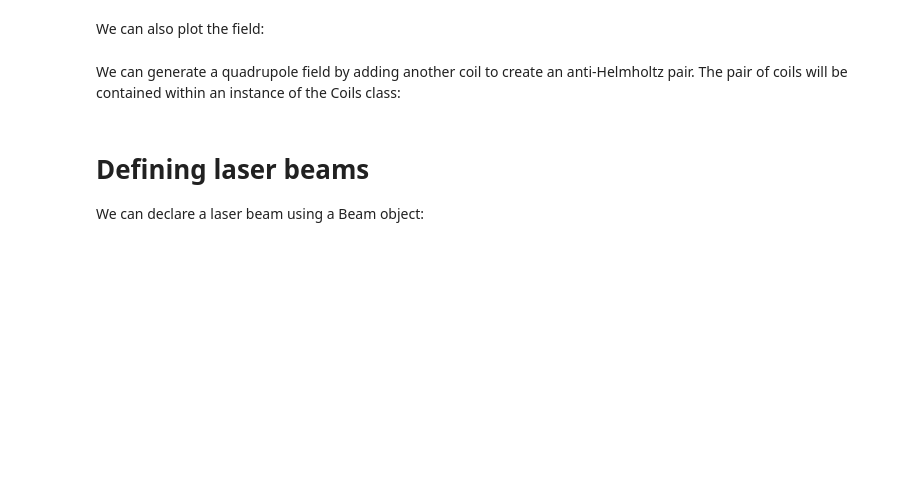
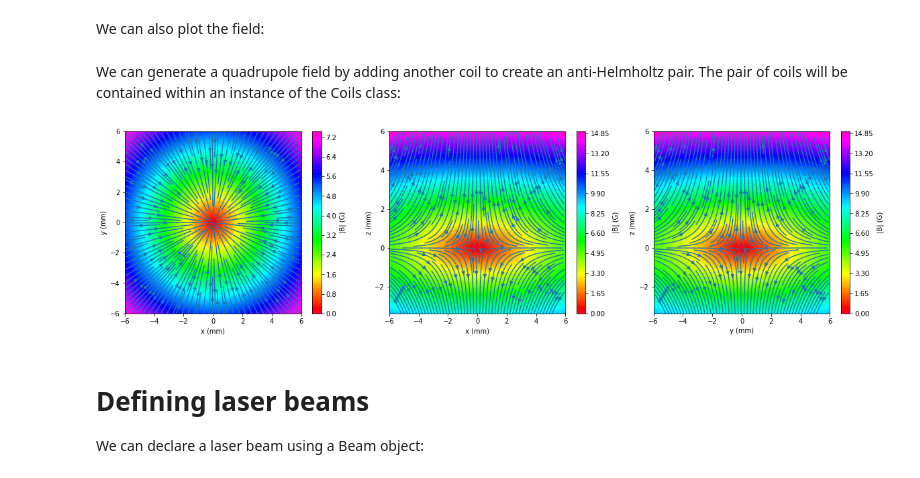
Before and after one commit to robertfasano/MOTorNOT, a Jupyter notebook: tutorials/Guide.ipynb, the cells around one changed output. Saved outputs shown, nothing was run; the diff lists cells and outputs as text; code cells hidden in the pictures; blank space fills up the shorter version.

```diff
--- a/tutorials/Guide.ipynb
+++ b/tutorials/Guide.ipynb
@@ -6,15 +6,11 @@ The object-oriented design of MOTorNOT allows declarative construction of virtua
 Let's start by creating a Coil to generate a magnetic field:
 # %%
 from MOTorNOT.coils import *
-radius = 0.1   # 10 cm
-z = 0.05          # located 10 cm from the origin
-N = 50         # 50 turns
-I = 10         # 10 A current
-axis = 2       # aligned with z axis
+
 coil = Coil({'radius': 0.08,
-             'z': 0.03,
+             'z': 0.08,
              'N': 50,
-             'I': 40,
+             'I': 50,
              'axis': 2
             })
 # %% [markdown]
@@ -32,13 +26,15 @@ We can also plot the field:
 We can generate a quadrupole field by adding another coil to create an anti-Helmholtz pair. The pair of coils will be contained within an instance of the Coils class:
 # %%
 coil2 = Coil({'radius': 0.08,
-             'z': -0.03,
+             'z': -0.08,
              'N': 50,
-             'I': -40,
+             'I': -50,
              'axis': 2
             })
 coils = Coils([coil, coil2])
-# coils.plot()
+coils.plot()
+# %% [output]
+[figure, added]
 # %% [markdown]
 # Defining laser beams
 We can declare a laser beam using a Beam object:
```
Also changed, not shown: parts of 9 cells of this notebook.
